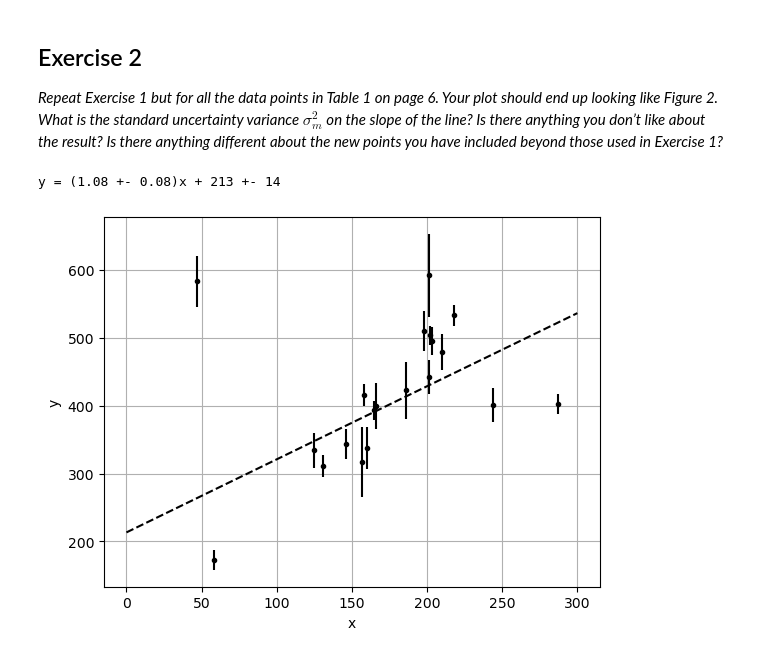
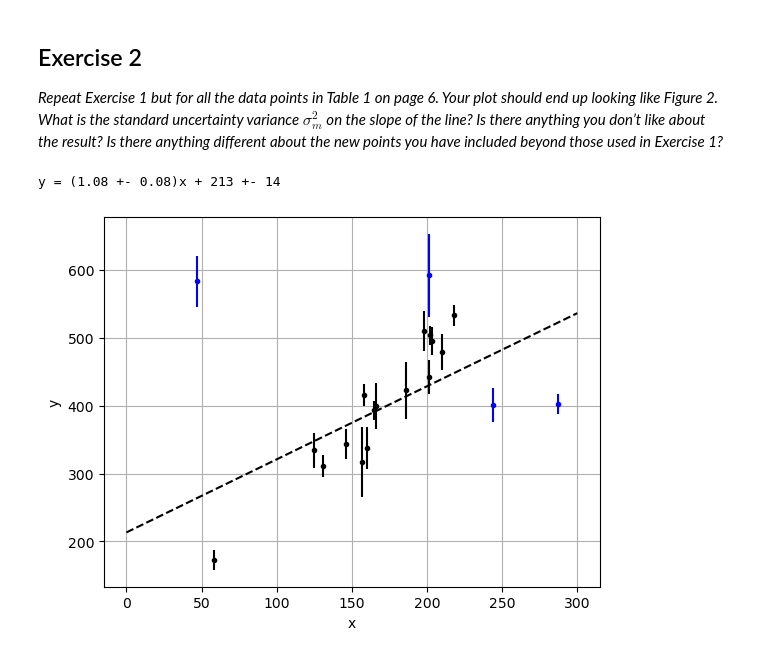
Before and after one commit to binado/fitaline, a Jupyter notebook: fitaline.ipynb, the cells around one changed output. Drawn from its saved outputs; the diff is of its cells as text; code cells hidden in the pictures.

```diff
--- a/fitaline.ipynb
+++ b/fitaline.ipynb
@@ -62,13 +62,14 @@ have included beyond those used in Exercise 1?*
 # %%
 m, b, sigma_m, sigma_b = least_squares(x, y, sigma_y)
 y_fit = b + m * x_fit
 print("y = ({:.2f} +- {:.2f})x + {:.0f} +- {:.0f}".format(m, sigma_m, b, sigma_b))
-plt.errorbar(x, y, yerr=sigma_y, fmt=".k")
+plt.errorbar(x[:4], y[:4], yerr=sigma_y[:4], fmt=".b")
+plt.errorbar(x[4:], y[4:], yerr=sigma_y[4:], fmt=".k")
 plt.plot(x_fit, y_fit, ls='--', c='k')
 plt.grid()
 plt.xlabel('x')
 plt.ylabel('y')
 plt.show()
 # %% [output]
 y = (1.08 +- 0.08)x + 213 +- 14
-[figure, old version]
+[figure, new version]
```
Also changed, not shown: parts of 1 cell of this notebook.
